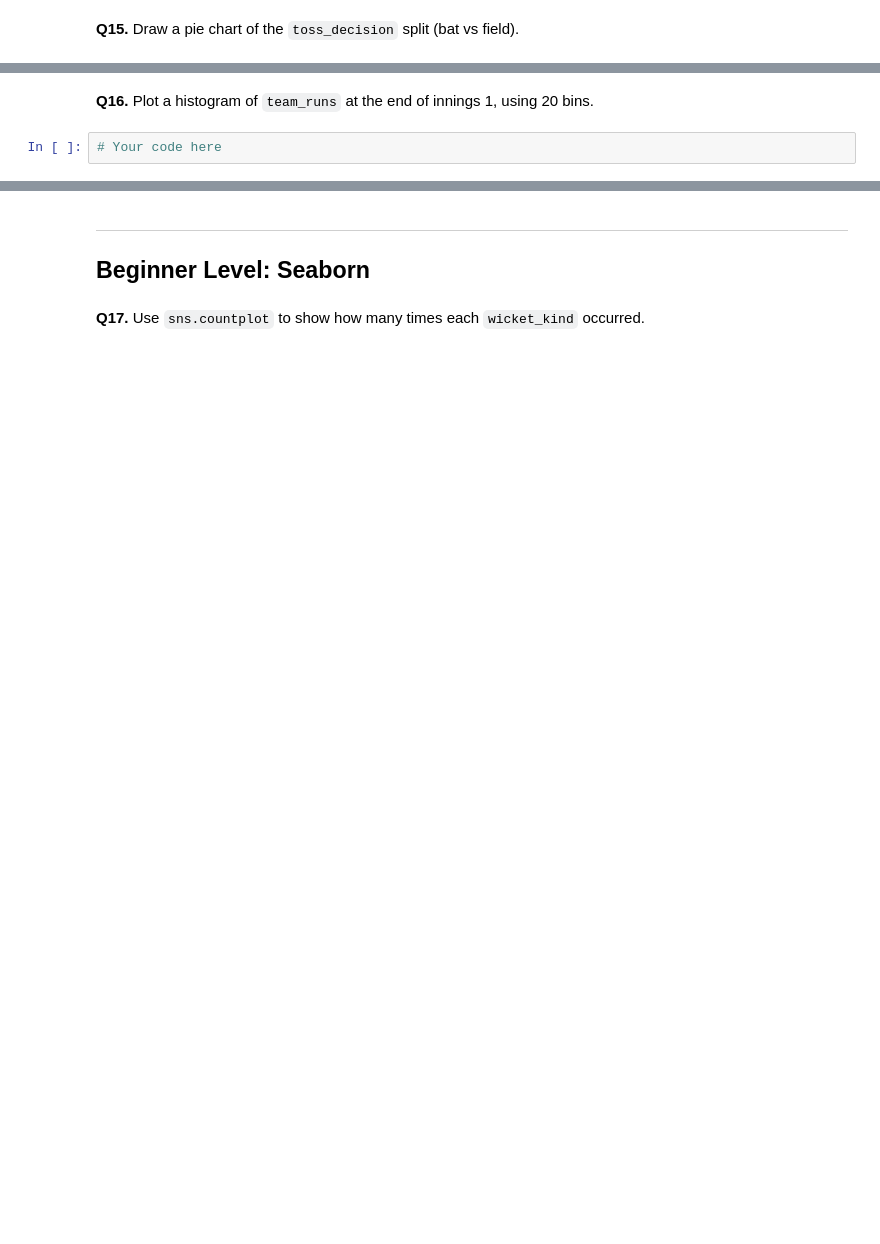
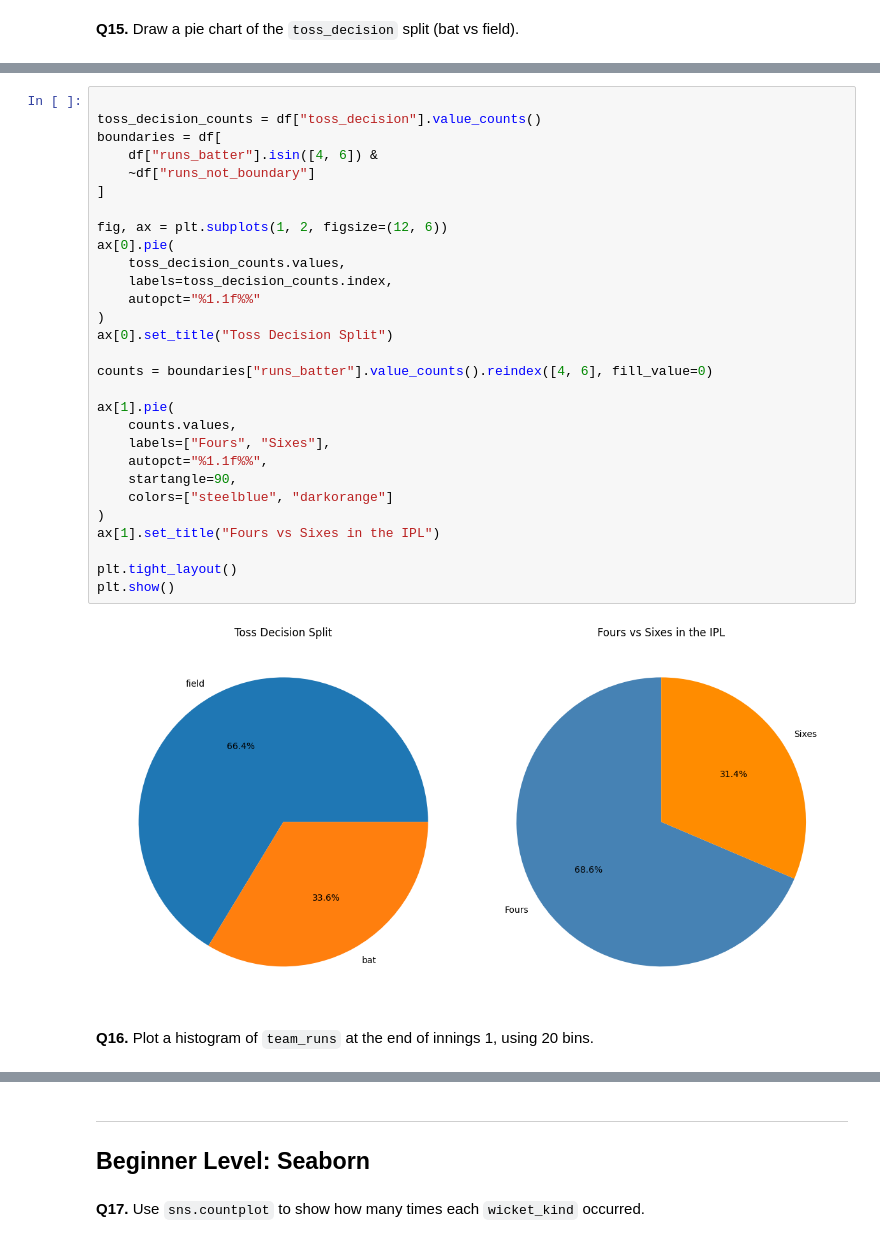
Before and after one commit to AnshuAnshu01/Data_Analytics_Python, a Jupyter notebook: IPL/IPL_Practice_Questions.ipynb, the cells around one changed output, grey strips where cells are left out. Saved outputs shown, nothing was run; the diff lists cells and outputs as text; blank space fills up the shorter version.

```diff
--- a/IPL/IPL_Practice_Questions.ipynb
+++ b/IPL/IPL_Practice_Questions.ipynb
@@ -87,4 +274,33 @@ df = pd.read_csv("IPL.csv", low_memory=False)
+# %%
+
+toss_decision_counts = df["toss_decision"].value_counts()
+boundaries = df[
+    df["runs_batter"].isin([4, 6]) &
+    ~df["runs_not_boundary"]
+]
+
+fig, ax = plt.subplots(1, 2, figsize=(12, 6))
+ax[0].pie(
+    toss_decision_counts.values,
+    labels=toss_decision_counts.index,
+    autopct="%1.1f%%"
+)
+ax[0].set_title("Toss Decision Split")
+
+counts = boundaries["runs_batter"].value_counts().reindex([4, 6], fill_value=0)
+
+ax[1].pie(
+    counts.values,
+    labels=["Fours", "Sixes"],
+    autopct="%1.1f%%",
+    startangle=90,
+    colors=["steelblue", "darkorange"]
+)
+ax[1].set_title("Fours vs Sixes in the IPL")
+
+plt.tight_layout()
+plt.show()
+# %% [output]
+[figure, added]
 # %% [markdown]
 **Q16.** Plot a histogram of `team_runs` at the end of innings 1, using 20 bins.
-# %%
-# Your code here
```
Also changed, not shown: parts of 48 cells of this notebook.
